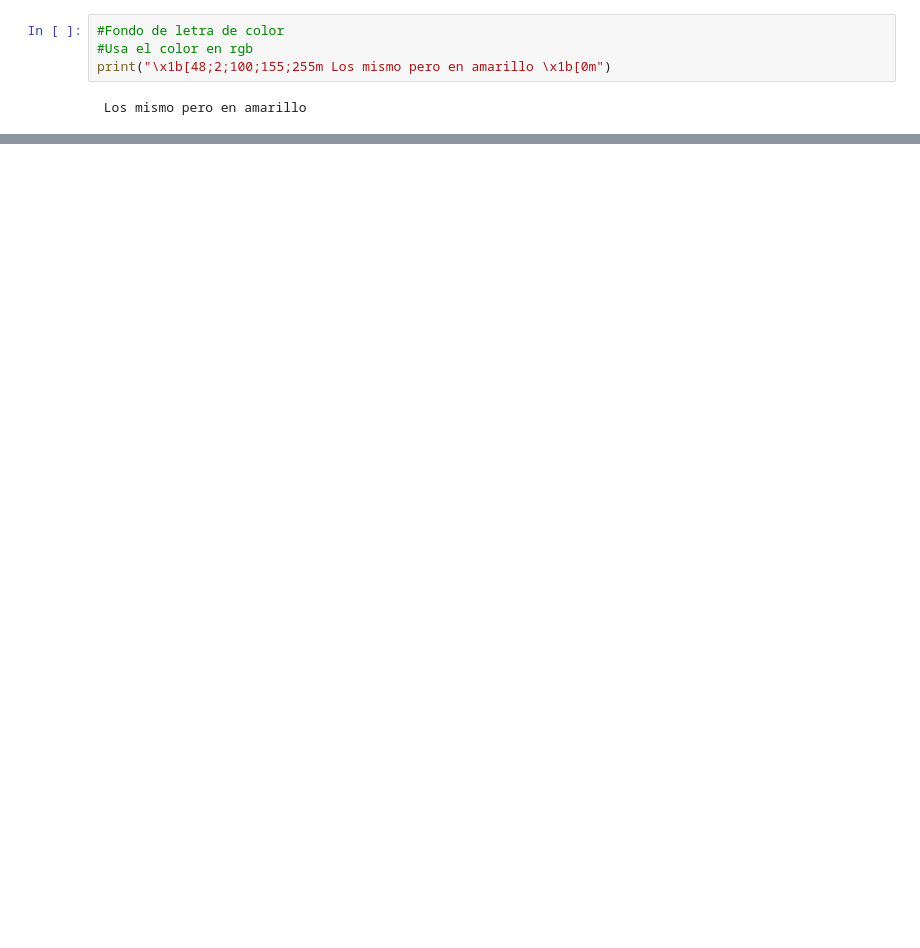
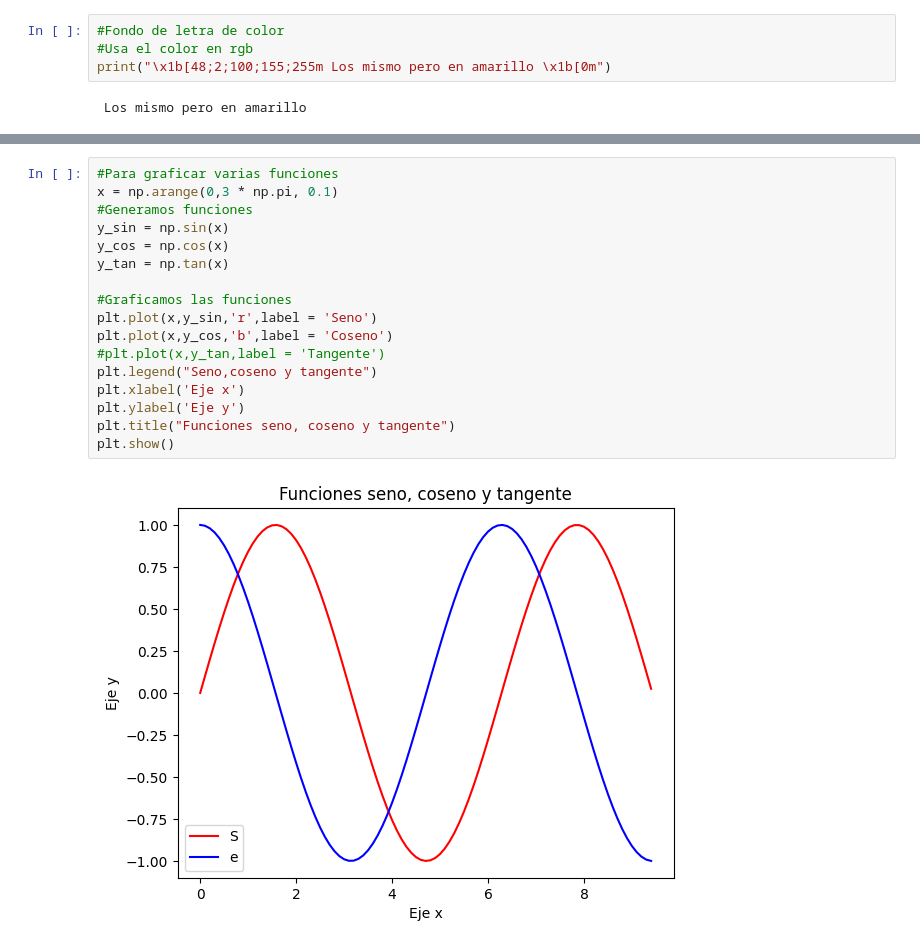
Before and after one commit to Diego-Delgadillo/Diego-Delgadillo, a Jupyter notebook: PROGRAMACION_AVANZADA.ipynb, the cells around one changed output, grey strips where cells are left out. Cells and saved outputs as stored; diff of their text form; blank space fills up the shorter version.

```diff
--- a/PROGRAMACION_AVANZADA.ipynb
+++ b/PROGRAMACION_AVANZADA.ipynb
@@ -139,0 +514,19 @@ print("")
+# %%
+#Para graficar varias funciones
+x = np.arange(0,3 * np.pi, 0.1)
+#Generamos funciones
+y_sin = np.sin(x)
+y_cos = np.cos(x)
+y_tan = np.tan(x)
+
+#Graficamos las funciones
+plt.plot(x,y_sin,'r',label = 'Seno')
+plt.plot(x,y_cos,'b',label = 'Coseno')
+#plt.plot(x,y_tan,label = 'Tangente')
+plt.legend("Seno,coseno y tangente")
+plt.xlabel('Eje x')
+plt.ylabel('Eje y')
+plt.title("Funciones seno, coseno y tangente")
+plt.show()
+# %% [output]
+[figure, added]
```
Also changed, not shown: parts of 102 cells of this notebook.
